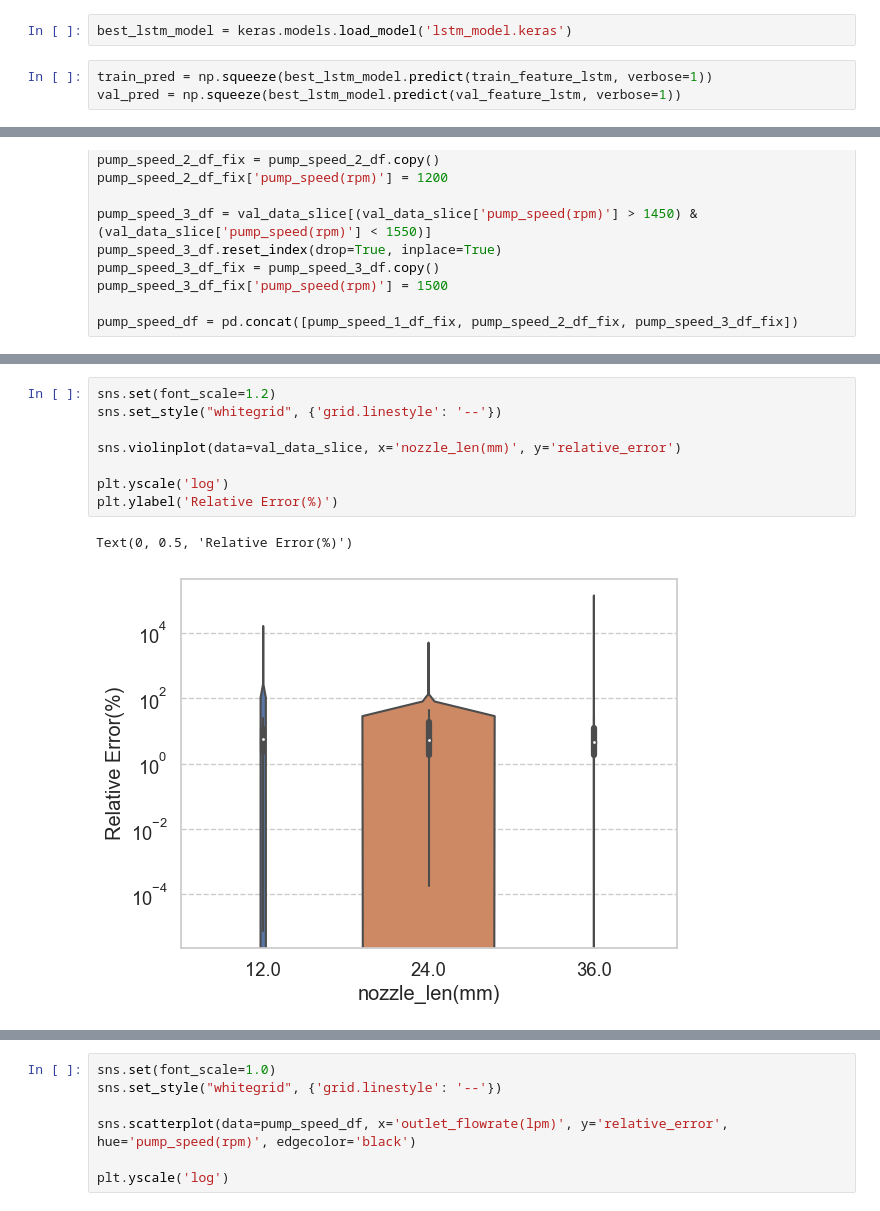
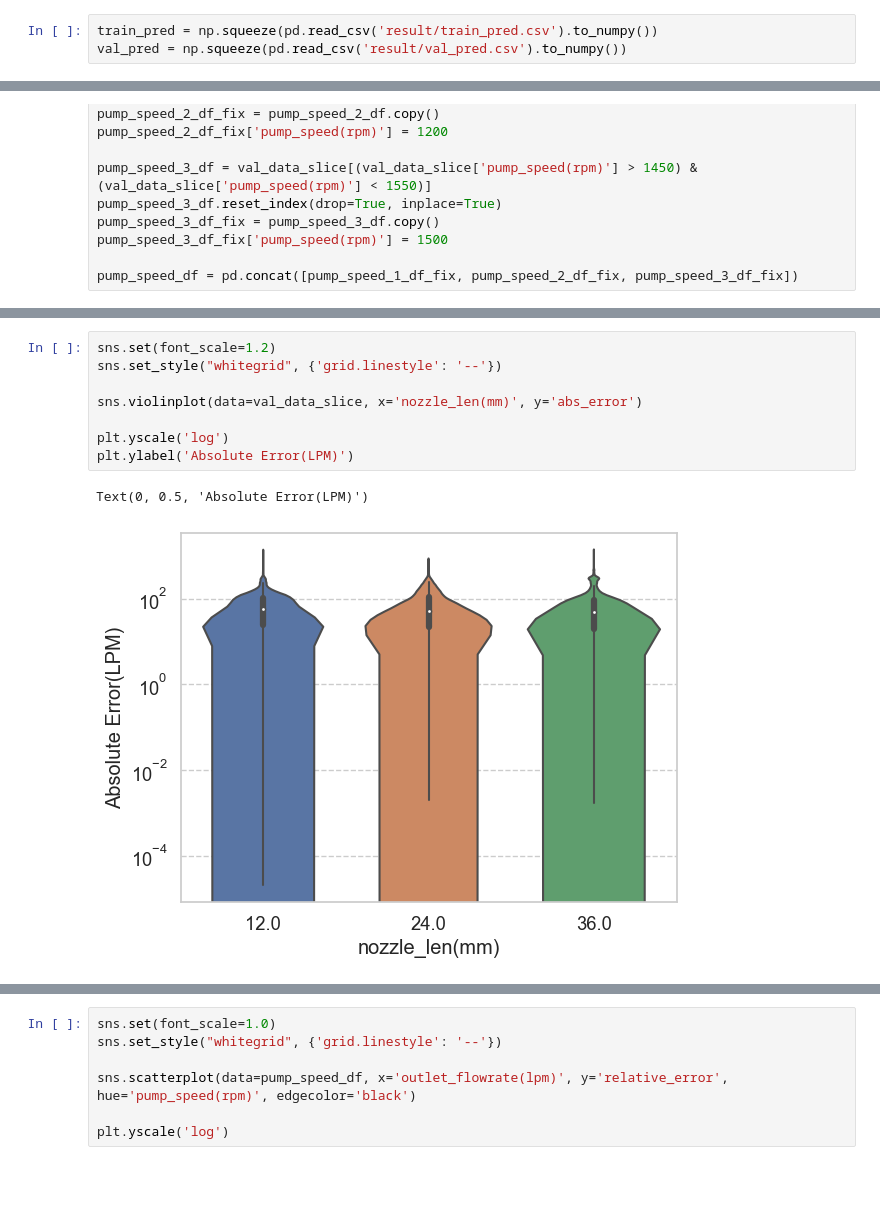
Before and after one commit to jinbeomjeong/estimate_venturi_pump_flow, a Jupyter notebook: analysis_model.ipynb, the cells around one changed output, grey strips where cells are left out. Saved outputs shown, nothing was run; the diff lists cells and outputs as text; blank space fills up the shorter version.

Commit message:
fix notebook of create model

```diff
--- a/analysis_model.ipynb
+++ b/analysis_model.ipynb
@@ -72,7 +71,5 @@ pred_distance = 0
 train_feature_lstm, train_target = create_lstm_dataset(train_data[feature_col_name_list+[target_col_name]].to_numpy(), seq_len=seq_len, pred_distance=pred_distance, target_idx_pos=4)
 val_feature_lstm, val_target = create_lstm_dataset(val_data[feature_col_name_list+[target_col_name]].to_numpy(), seq_len=seq_len, pred_distance=pred_distance, target_idx_pos=4)
 # %%
-best_lstm_model = keras.models.load_model('lstm_model.keras')
+train_pred = np.squeeze(pd.read_csv('result/train_pred.csv').to_numpy())
+val_pred = np.squeeze(pd.read_csv('result/val_pred.csv').to_numpy())
-# %%
-train_pred = np.squeeze(best_lstm_model.predict(train_feature_lstm, verbose=1))
-val_pred = np.squeeze(best_lstm_model.predict(val_feature_lstm, verbose=1))
@@ -156,14 +182,14 @@ Text(0, 0.5, 'Relative Error(%)')
 # %%
 sns.set(font_scale=1.2)
 sns.set_style("whitegrid", {'grid.linestyle': '--'})
 
-sns.violinplot(data=val_data_slice, x='nozzle_len(mm)', y='relative_error')
+sns.violinplot(data=val_data_slice, x='nozzle_len(mm)', y='abs_error')
 
 plt.yscale('log')
-plt.ylabel('Relative Error(%)')
+plt.ylabel('Absolute Error(LPM)')
 # %% [output]
-Text(0, 0.5, 'Relative Error(%)')
+Text(0, 0.5, 'Absolute Error(LPM)')
-[figure, old version]
+[figure, new version]
 # %%
 sns.set(font_scale=1.2)
 sns.set_style("whitegrid", {'grid.linestyle': '--'})
```
Also changed, not shown: parts of 20 cells of this notebook, 1 other file.
